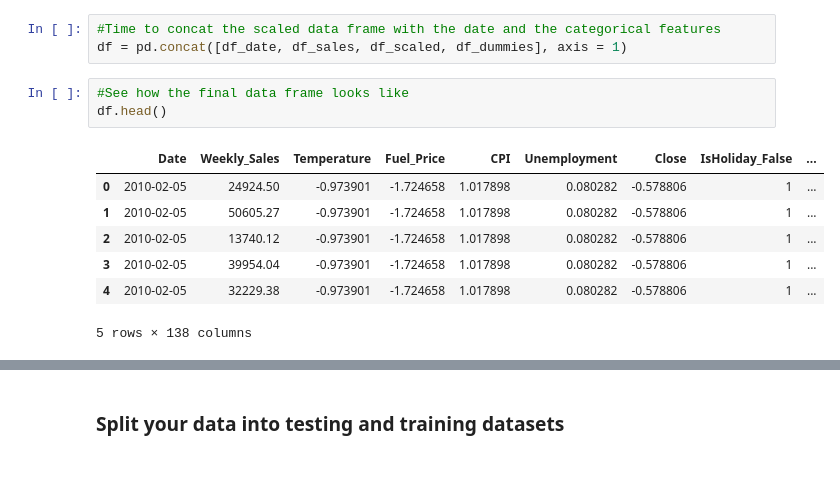
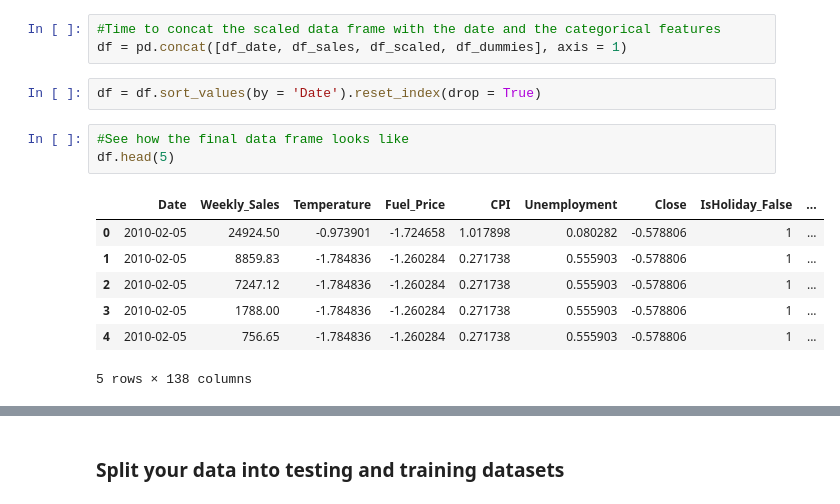
Before and after one commit to arnaldo9408/SpringBoard, a Jupyter notebook: Unit 16/Capstone Two - Pre-processing and Training Data Development.ipynb, the cells around one changed output, grey strips where cells are left out. Saved outputs shown, nothing was run; the diff lists cells and outputs as text; blank space fills up the shorter version.

```diff
--- a/Unit 16/Capstone Two - Pre-processing and Training Data Development.ipynb
+++ b/Unit 16/Capstone Two - Pre-processing and Training Data Development.ipynb
@@ -137,14 +137,16 @@ df_scaled.head()
 # %%
 #Time to concat the scaled data frame with the date and the categorical features
 df = pd.concat([df_date, df_sales, df_scaled, df_dummies], axis = 1)
+# %%
+df = df.sort_values(by = 'Date').reset_index(drop = True)
 # %%
 #See how the final data frame looks like
-df.head()
+df.head(5)
 # %% [output]
 |  | Date | Weekly_Sales | Temperature | Fuel_Price | CPI | Unemployment | Close | IsHoliday_False | ... |
 | 0 | 2010-02-05 | 24924.50 | -0.973901 | -1.724658 | 1.017898 | 0.080282 | -0.578806 | 1 | ... |
-| 1 | 2010-02-05 | 50605.27 | -0.973901 | -1.724658 | 1.017898 | 0.080282 | -0.578806 | 1 | ... |
-| 2 | 2010-02-05 | 13740.12 | -0.973901 | -1.724658 | 1.017898 | 0.080282 | -0.578806 | 1 | ... |
-| 3 | 2010-02-05 | 39954.04 | -0.973901 | -1.724658 | 1.017898 | 0.080282 | -0.578806 | 1 | ... |
-| 4 | 2010-02-05 | 32229.38 | -0.973901 | -1.724658 | 1.017898 | 0.080282 | -0.578806 | 1 | ... |
+| 1 | 2010-02-05 | 8859.83 | -1.784836 | -1.260284 | 0.271738 | 0.555903 | -0.578806 | 1 | ... |
+| 2 | 2010-02-05 | 7247.12 | -1.784836 | -1.260284 | 0.271738 | 0.555903 | -0.578806 | 1 | ... |
+| 3 | 2010-02-05 | 1788.00 | -1.784836 | -1.260284 | 0.271738 | 0.555903 | -0.578806 | 1 | ... |
+| 4 | 2010-02-05 | 756.65 | -1.784836 | -1.260284 | 0.271738 | 0.555903 | -0.578806 | 1 | ... |
 5 rows × 138 columns
```
Also changed, not shown: parts of 6 cells of this notebook.
